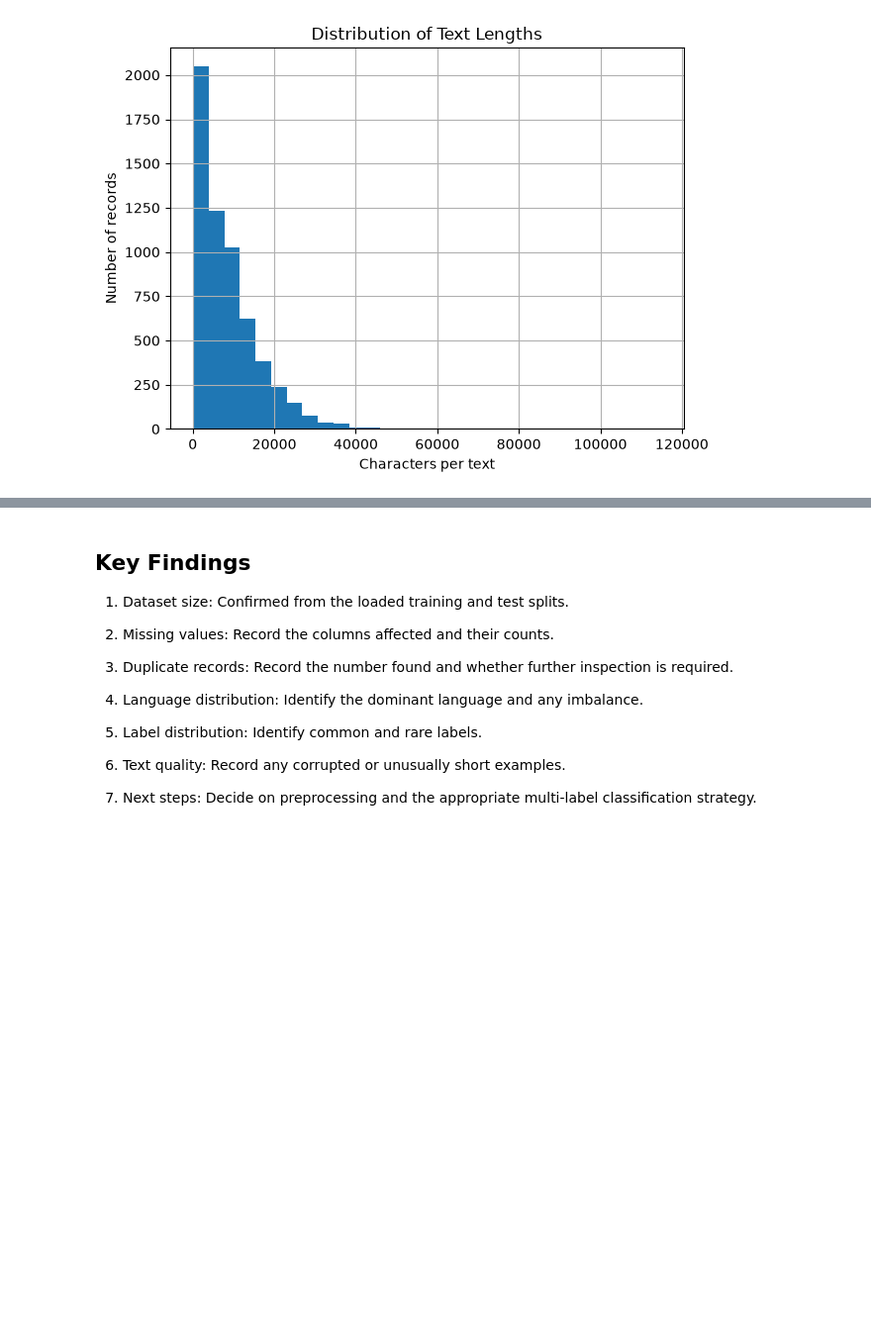
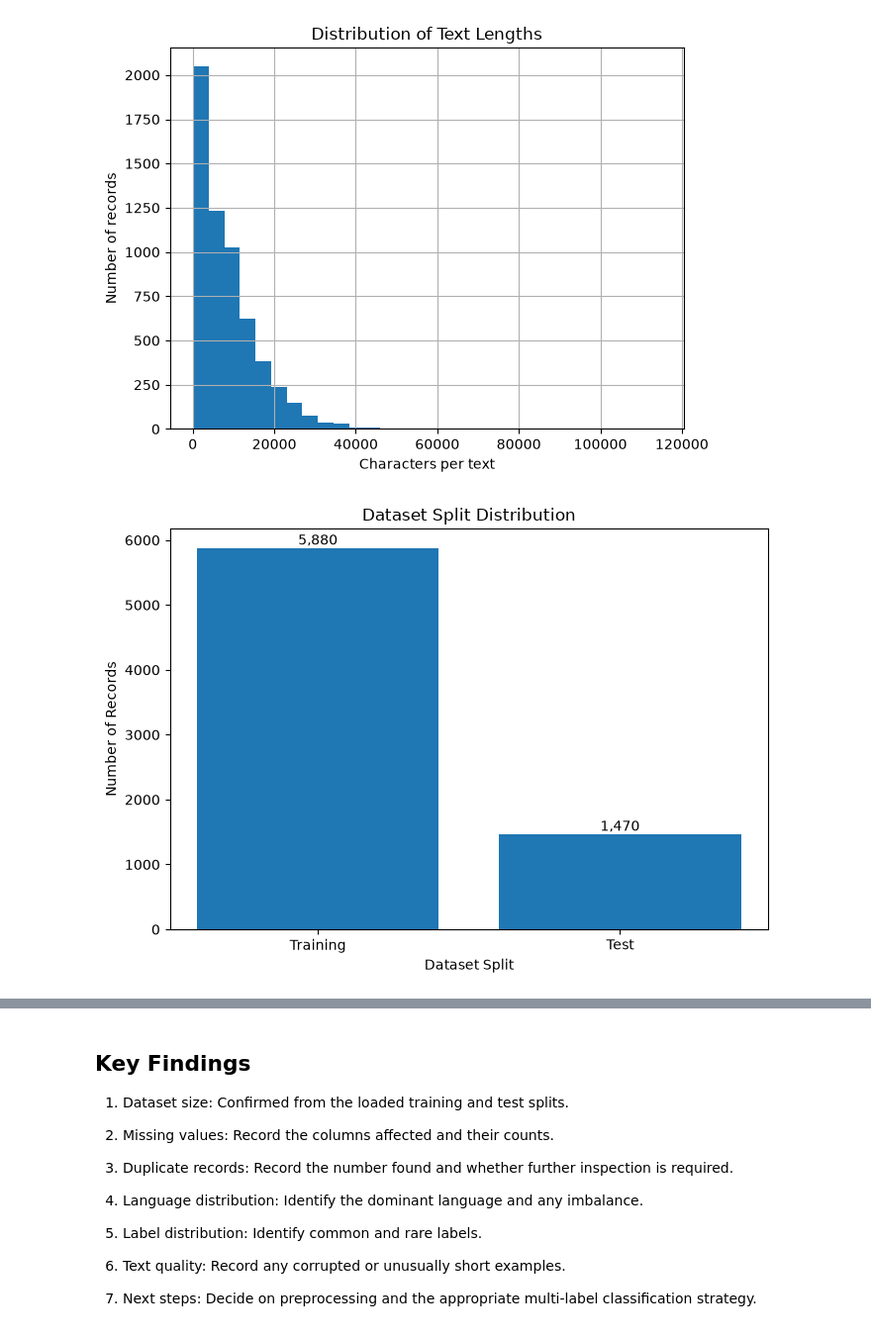
Before and after one commit to PavanShivanand0608/community-awareness-generator, a Jupyter notebook: notebooks/01_data_exploration.ipynb, the cells around one changed output, grey strips where cells are left out. Shown at 99% size. Cells and saved outputs as stored; diff of their text form; code cells hidden in the pictures; blank space fills up the shorter version.

```diff
--- a/notebooks/01_data_exploration.ipynb
+++ b/notebooks/01_data_exploration.ipynb
@@ -253,3 +263,34 @@ min         115.000000
 max      114745.000000
 Name: text_length, dtype: float64
 [figure]
+# %%
+import matplotlib.pyplot as plt
+
+split_counts = {
+    "Training": len(train_df),
+    "Test": len(test_df)
+}
+
+plt.figure(figsize=(7, 5))
+bars = plt.bar(
+    split_counts.keys(),
+    split_counts.values()
+)
+
+plt.title("Dataset Split Distribution")
+plt.xlabel("Dataset Split")
+plt.ylabel("Number of Records")
+
+for bar in bars:
+    plt.text(
+        bar.get_x() + bar.get_width() / 2,
+        bar.get_height(),
+        f"{int(bar.get_height()):,}",
+        ha="center",
+        va="bottom"
+    )
+
+plt.tight_layout()
+plt.show()
+# %% [output]
+[figure, added]
```
Also changed, not shown: parts of 8 cells of this notebook, 28 other files.
